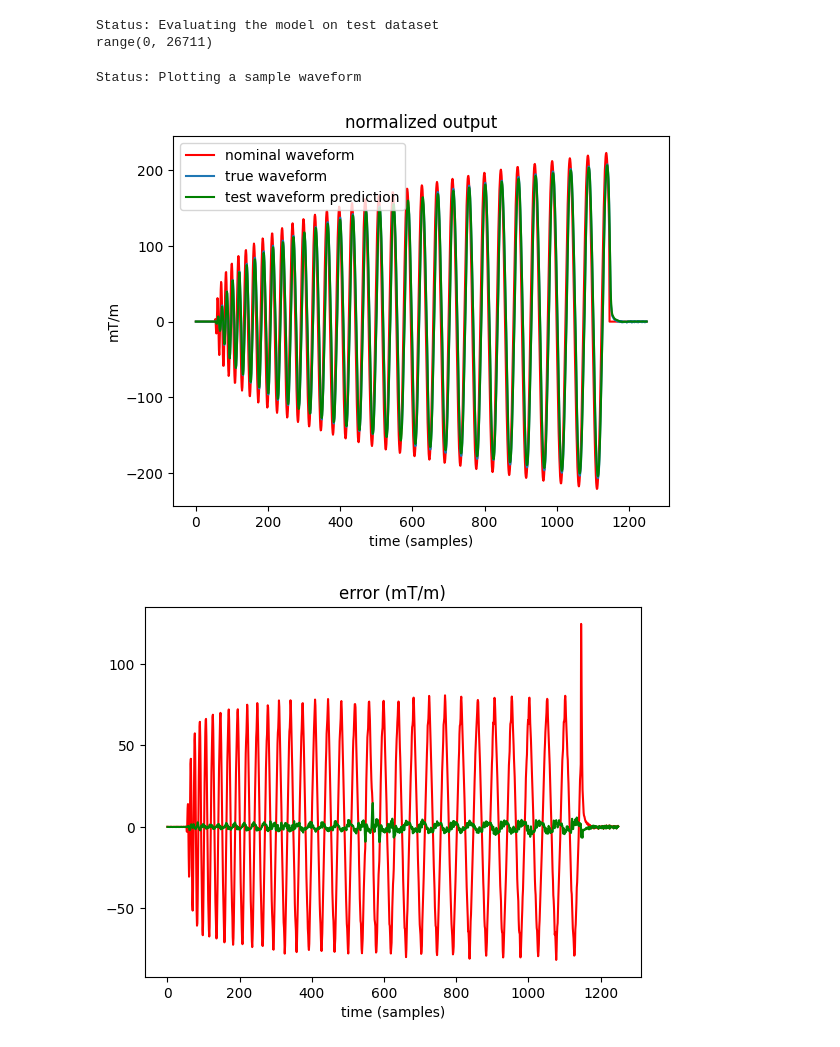
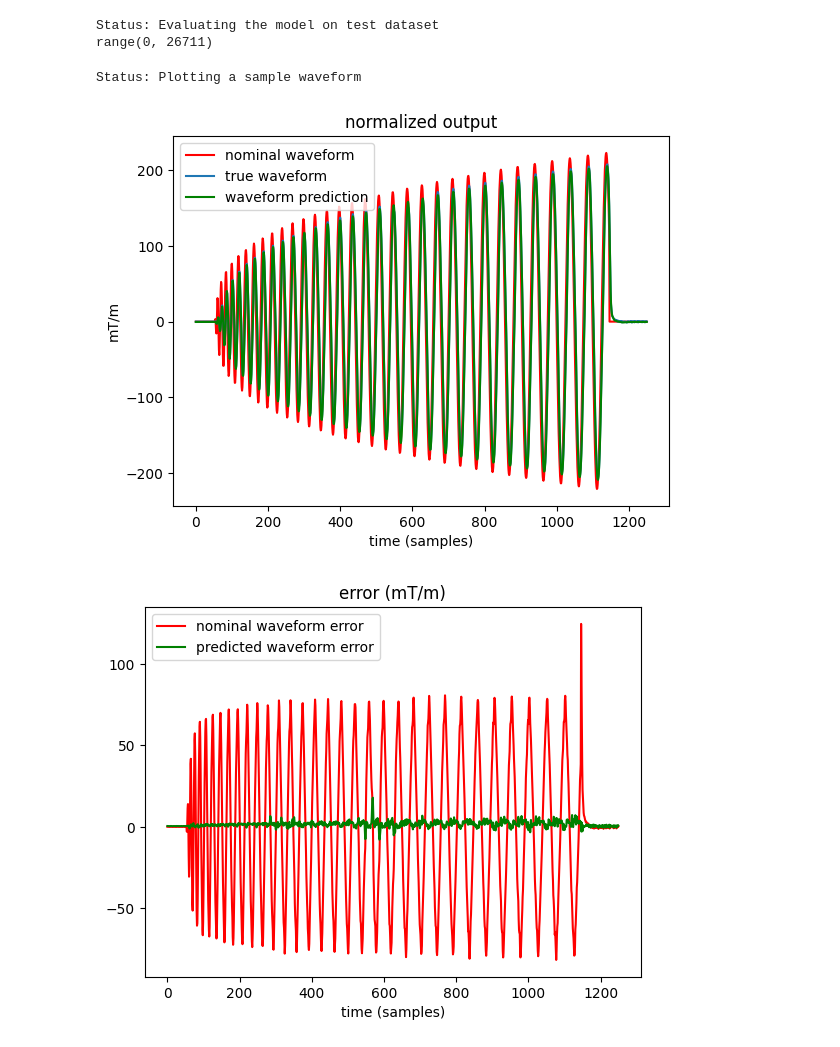
Before and after one commit to jonbmartin/Gradient-Waveform-Errors-Demos, a Jupyter notebook: Ex3_Neural_Network.ipynb, the cells around one changed output. Cells and saved outputs as stored; diff of their text form; code cells hidden in the pictures.

```diff
--- a/Ex3_Neural_Network.ipynb
+++ b/Ex3_Neural_Network.ipynb
@@ -174,14 +174,12 @@ _, X_test, _, y_test = belief_training_buffer.return_X_Y_train_test(train_test_s
 X_test, y_test = create_dataset(X_test, y_test, window_size=window_size, predict_point=predict_point,
                                 predict_single_timepoint=True,
                                 pct_data_to_keep=1, return_traj_y=return_traj_y)
-
 X_test = X_test.transpose(1, 2)
 X_test = X_test.to(device)
 
 belief_model.eval()
 with torch.no_grad():
-    observed_error_v = torch.tensor(belief_training_buffer.observed_error_v)
-    observed_error_v = observed_error_v[:, None]
+    observed_error_v = torch.tensor(belief_training_buffer.observed_error_v)[:,None]
 
     # shift test predictions for plotting
     test_plot = torch.ones_like(observed_error_v) * 0
@@ -194,29 +192,30 @@ range(0, 26711)
 # %%
 print("Status: Plotting a sample waveform")
 
-
+# pick a particular section of our data that we'd like to plot:
 min_idx = 127_500
 max_idx = 128_750
 
 nominal_waveform_mTm = np.squeeze(collected_observations[:,0])*scale_factors*max_scale_mt_m
 observed_error_mTm = np.squeeze(observed_error_v)*scale_factors*max_scale_mt_m
 test_plot_mTm = np.squeeze(test_plot)*scale_factors*max_scale_mt_m
 
 plt.plot(nominal_waveform_mTm[min_idx:max_idx], c='r')
 plt.plot(observed_error_mTm[min_idx:max_idx])
 plt.plot(test_plot_mTm[min_idx:max_idx], c='g')
 plt.title('normalized output')
 plt.ylabel('mT/m')
 plt.xlabel('time (samples)')
-plt.legend(['nominal waveform','true waveform','test waveform prediction'])
+plt.legend(['nominal waveform','true waveform','waveform prediction'])
 plt.show()
 
 plt.plot(observed_error_mTm[min_idx:max_idx]-nominal_waveform_mTm[min_idx:max_idx], c='r')
 plt.plot(observed_error_mTm[min_idx:max_idx]-test_plot_mTm[min_idx:max_idx], c='g')
 plt.title('error (mT/m)')
 plt.xlabel('time (samples)')
+plt.legend(['nominal waveform error','predicted waveform error'])
 plt.show()
 # %% [output]
 Status: Plotting a sample waveform
-[figure, old version]
+[figure, new version]
-[figure, old version]
+[figure, new version]
```
Also changed, not shown: parts of 2 cells of this notebook.
